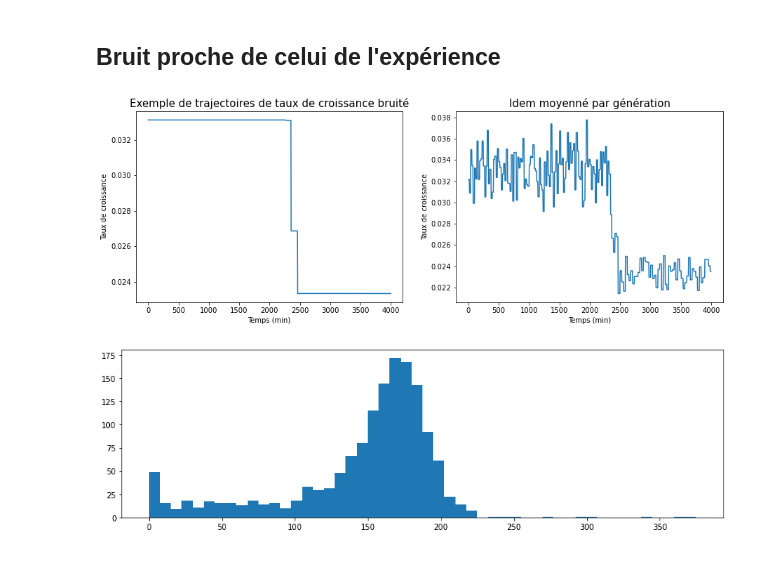
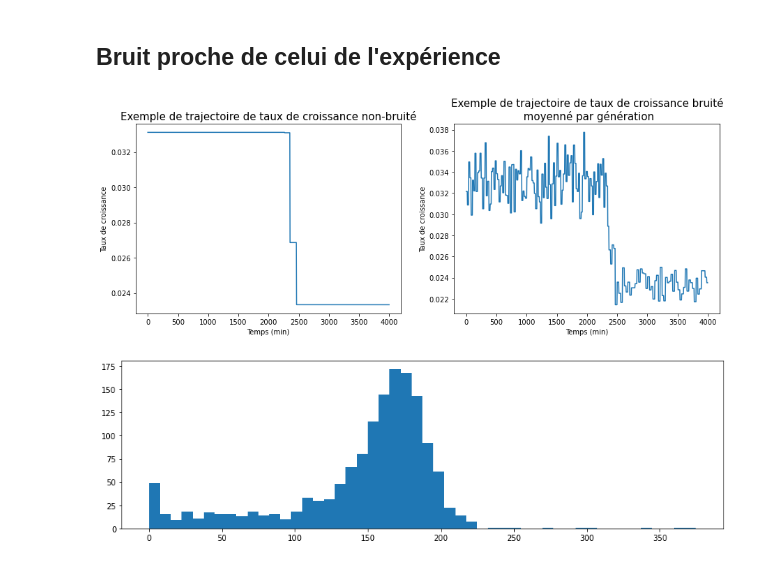
Before and after one commit to Jeremy-Andreoletti/MSV_Project_DFE, a Jupyter notebook: II1_Simulations.ipynb, the cells around one changed output. Drawn from its saved outputs; the diff is of its cells as text; code cells hidden in the pictures.

```diff
--- a/II1_Simulations.ipynb
+++ b/II1_Simulations.ipynb
@@ -9,7 +13,7 @@ import csv
 from scipy import stats
 
 # pour "jeje":
-file="/Users/jeje/Documents/Scolaire/M2/Projet_DFE/doi_10/All_data/data_microMA/dataset_microMA_MutH.csv"
+file="Donnees_article/All_data/data_microMA/dataset_microMA_MutH.csv"
 # pour "nana":
 #file="../doi_10/All_data/data_microMA/dataset_microMA_MutH.csv"
 # %%
@@ -318,35 +307,35 @@ plt.show()
 # %%
 def average_by_generation(growthR, sd_noise=0):
     # Cumulative growth of the cell (exponential coefficient = growth rate x (nbPictures x 4min/picture))
     cum_growth = np.cumsum(growthR*4, axis=0)
     # Total growth at the end of the experiment
     final_growth = cum_growth[-1]
     # The cell divides each time it doubles in size, i.e. every ln(2) increase in growth coefficient
     divisions = np.arange(final_growth//np.log(2)+2)*np.log(2)
     # Generation = interval between between 2 divisions
     generations_masks = [np.logical_and(cum_growth>=divisions[i-1], cum_growth<divisions[i]) for i in range(1,len(divisions))]
     # Length of each generation
     generation_lengths = np.sum(generations_masks, axis=1)
     # Add multiplicative measurement noise (facultative)
     if sd_noise != 0 :
         growthR = growthR*(1+np.random.normal(0, sd_noise, size=np.shape(growthR)))
     # Average the growth rates during each generation
     growthR_genAverage = [np.mean(growthR[generation]) for generation in generations_masks]
     return (np.repeat(growthR_genAverage, repeats=generation_lengths))
 
 growthR_sim_noise = np.array([average_by_generation(growthR, sd_noise) for growthR in growthR_sim.T]).T
 
 im, ax = plt.subplots(1,2,figsize=(15,5))
 ax[0].plot(time, growthR_sim[:,20])
-ax[0].set_title("Exemple de trajectoires de taux de croissance bruité",fontsize=15)
+ax[0].set_title("Exemple de trajectoire de taux de croissance non-bruité",fontsize=15)
 ax[0].set(xlabel="Temps (min)", ylabel="Taux de croissance")
 
 ax[1].plot(time, growthR_sim_noise[:,20])
-ax[1].set_title("Idem moyenné par génération",fontsize=15)
+ax[1].set_title("Exemple de trajectoire de taux de croissance bruité\n moyenné par génération",fontsize=15)
 ax[1].set(xlabel="Temps (min)", ylabel="Taux de croissance")
 plt.show()
 # %% [output]
-[figure, old version]
+[figure, new version]
 # %%
 im, ax = plt.subplots(1,1,figsize=(14,4))
 ax.hist(np.sum(growthR_sim*4, axis=0)/np.log(2), bins=50)
```
Also changed, not shown: parts of 10 cells of this notebook, 11 other files.
